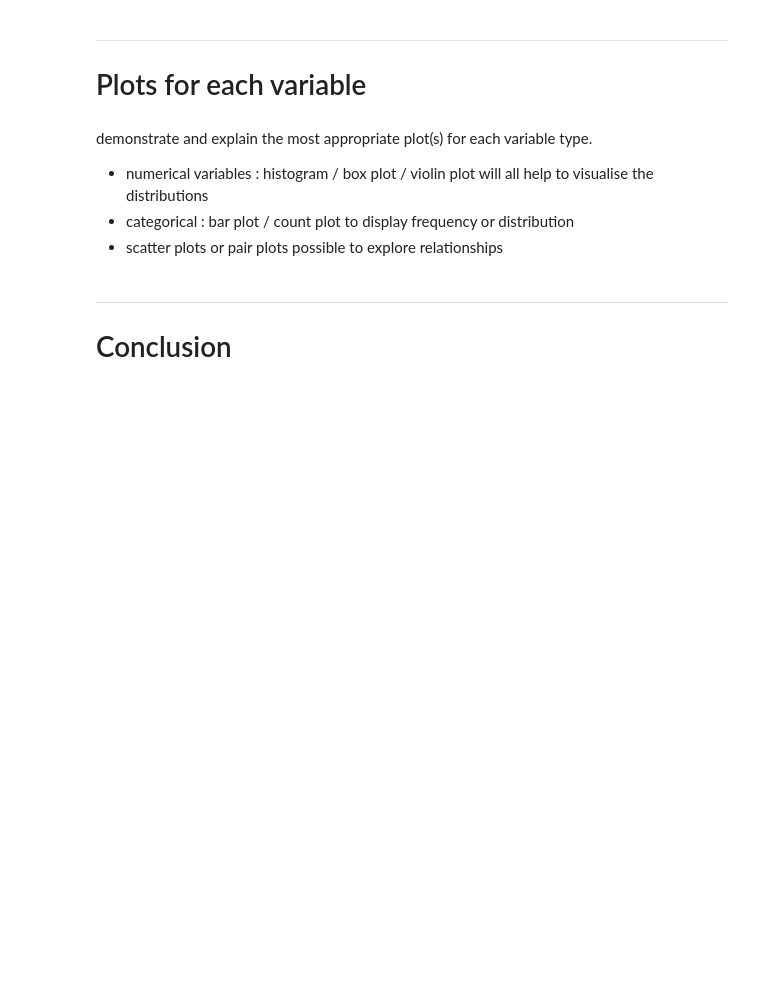
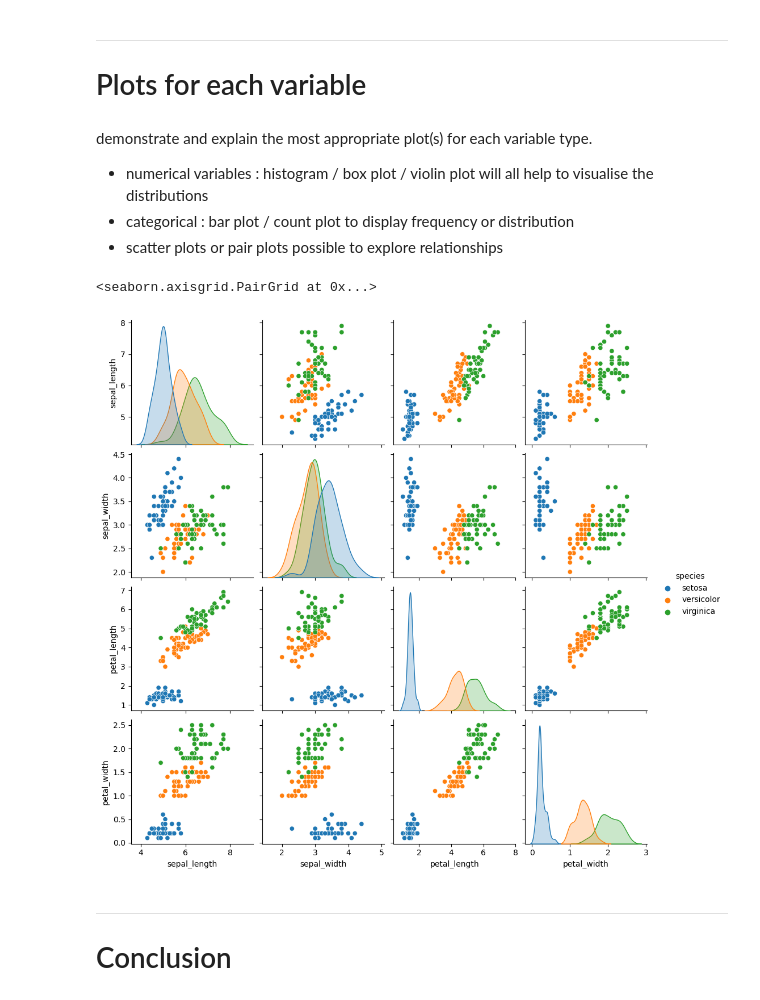
Before and after one commit to nexlanglxm/fundamentals-of-data-analysis, a Jupyter notebook: project.ipynb, the cells around one changed output. Cells and saved outputs as stored; diff of their text form; code cells hidden in the pictures; blank space fills up the shorter version.

```diff
--- a/project.ipynb
+++ b/project.ipynb
@@ -166,6 +177,11 @@ demonstrate and explain the most appropriate plot(s) for each variable type.
 - numerical variables : histogram / box plot / violin plot will all help to visualise the distributions
 - categorical : bar plot / count plot to display frequency or distribution
 - scatter plots or pair plots possible to explore relationships
+# %%
+sns.pairplot(iris, hue='species')
+# %% [output]
+<seaborn.axisgrid.PairGrid at 0x...>
+[figure, added]
 # %% [markdown]
 ---
 # Conclusion
```
Also changed, not shown: parts of 4 cells of this notebook.
